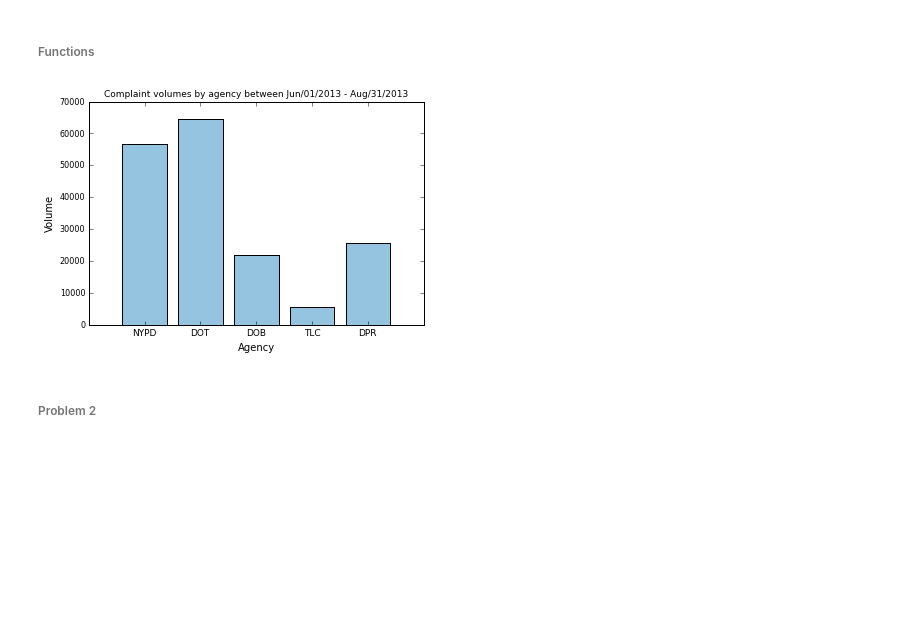
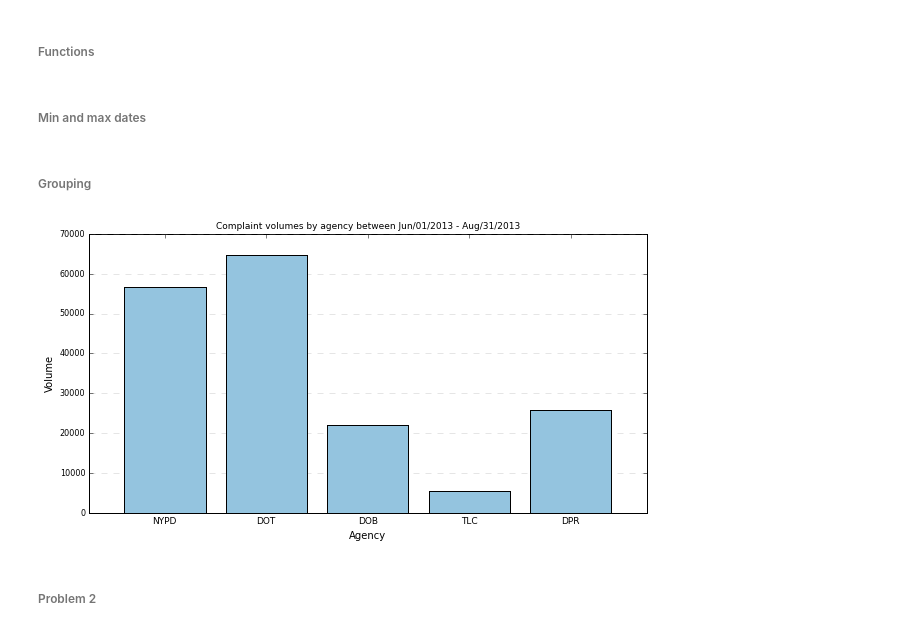
Before and after one commit to pvarsh/pr_informatics, a Jupyter notebook: assignment-7/assignment_7.ipynb, the cells around one changed output. Drawn from its saved outputs; the diff is of its cells as text; code cells hidden in the pictures; blank space fills up the shorter version.

```diff
--- a/assignment-7/assignment_7.ipynb
+++ b/assignment-7/assignment_7.ipynb
@@ -57,4 +57,7 @@ def complaint_tseries_agency(df, agencies):
 ### reading is slow due to parsing two columns as datetime
 in_file = "311_Service_Requests_from_2010_to_Present.csv"
 with open(in_file, 'r') as f:
-    df = pd.read_csv(f, index_col = ['Unique Key'], parse_dates=['Created Date', 'Closed Date'])
+    df = pd.read_csv(f,
+                     index_col = ['Unique Key'],
+                     dtype = {'Incident Zip': str})
+                     #parse_dates=['Created Date','Closed Date'])
@@ -64,6 +64,15 @@ datemax = max(df['Created Date'])
+# %% [markdown]
+###### Min and max dates
 # %%
-datemin_str = datetime.strftime(datemin, "%b/%d/%Y")
-datemax_str = datetime.strftime(datemax, "%b/%d/%Y")
+### Use this block if dates are parsed in data frame
+# datemin = min(df['Created Date'])
+# datemax = max(df['Created Date'])
+# datemin_str = datetime.strftime(datemin, "%b/%d/%Y")
+# datemax_str = datetime.strftime(datemax, "%b/%d/%Y")
+datemin_str = "Jun/01/2013"
+datemax_str = "Aug/31/2013"
+# %% [markdown]
+###### Grouping
 # %%
 grouped = df['Agency'].groupby(df['Agency'])
 pr1_1 = grouped.count()
@@ -73,19 +82,22 @@ pr1_agencies = ['NYPD','DOT','DOB','TLC','DPR']
 # %%
 #colors = [0.5/float(len(pr1_agencies)) * k for k in range(len(pr1_agencies))]
 #colors = np.random.randn(len(pr1_agencies))
-fig, ax = plt.subplots()
+fig, ax = plt.subplots(figsize = (10, 5))
 xpos = range(len(pr1_agencies))
-plt.bar(xpos, pr1_1[pr1_agencies], align = 'center', color = cm.Blues(0.4))
+plt.bar(xpos, pr1_1[pr1_agencies], align = 'center', color = cm.Blues(0.4), zorder = 3)
 ax.set_xticks(xpos)
 ax.set_xlabel("Agency")
 yticks = [int(x) for x in ax.get_yticks()]
 ax.set_yticklabels(yticks, fontsize = 8)
 ax.set_ylabel("Volume")
 ax.set_title("Complaint volumes by agency between %s - %s" %(datemin_str, datemax_str), fontsize = 9)
 ax.set_xticklabels( pr1_agencies, fontsize = 9)
+ax.grid(b=True, which='major', axis = 'y', color='gray', linestyle='--', alpha = 0.4, zorder = 0)
+xlims = ax.get_xlim()
+ax.set_xlim(-.75, len(pr1_agencies)-.25)
 plt.show()
 # %% [output]
-[figure, old version]
+[figure, new version]
 # %% [markdown]
 ###### Problem 2
 # %%
```
Also changed, not shown: parts of 1 cell of this notebook.
